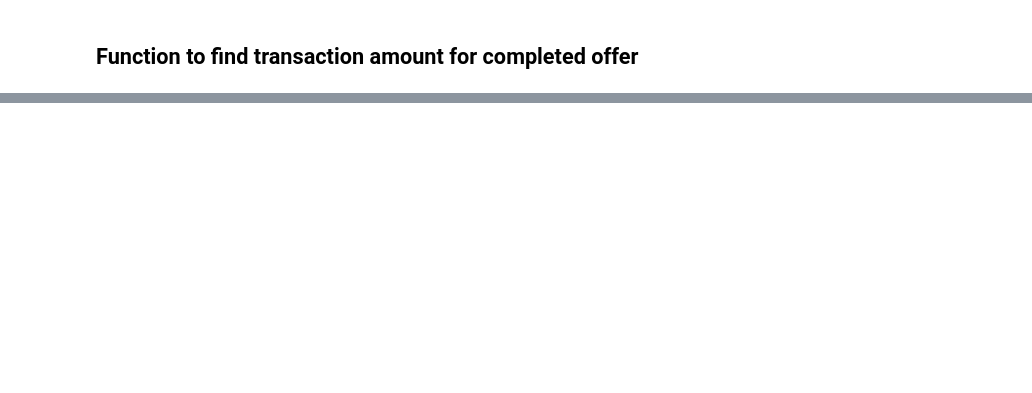
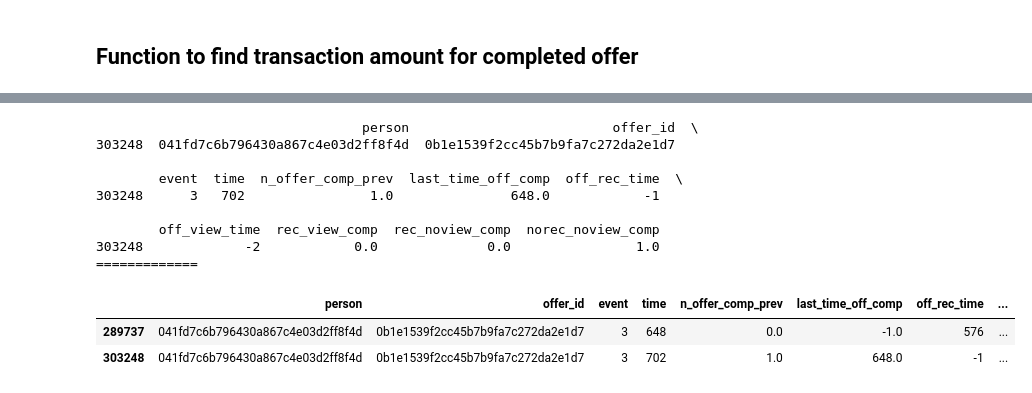
Before and after one commit to Moraut/DSND-Term-2, a Jupyter notebook: 04. Capstone Project/notebook/Starbucks_Capstone_notebook.ipynb, the cells around one changed output, grey strips where cells are left out. Drawn from its saved outputs; the diff is of its cells as text; code cells hidden in the pictures; blank space fills up the shorter version.

```diff
--- a/04. Capstone Project/notebook/Starbucks_Capstone_notebook.ipynb
+++ b/04. Capstone Project/notebook/Starbucks_Capstone_notebook.ipynb
@@ -480,7 +480,14 @@ def offer_flags(x, person_offer):
     x['off_rec_time'] = 0 if pd.isna(latest_time_off_rec) else latest_time_off_rec
 
     x['off_view_time'] = latest_time_off_view
+
+    #flag offers that were viewed before completion
     x['rec_view_comp'] = float(x['off_rec_time']>= 0) * float(x['off_view_time']>=0)
+
+    #flag offers that were not viewed before completion
     x['rec_noview_comp'] = float(x['off_rec_time']>= 0) * float(x['off_view_time']<0)
 
+    #flag offers that were not received before completion
+    x['norec_noview_comp'] = 1- max(float(x['rec_noview_comp']) ,float(x['rec_view_comp']))
+
     return x
@@ -557,0 +558,25 @@ comp_offer_amount[((comp_offer_amount['rec_view_nocomp_amount'] == 0.0) & (comp_
+# %%
+#QC for function
+c_person = '041fd7c6b796430a867c4e03d2ff8f4d'
+c_offer = '0b1e1539f2cc45b7b9fa7c272da2e1d7'
+c_time = 702
+
+print(comp_offer[((comp_offer['person'] == c_person) &
+                    (comp_offer['offer_id'] == c_offer) &
+                    (comp_offer['time'] == c_time)
+                )].apply(lambda x: offer_flags(x, person_offer), axis=1))
+print("=============")
+comp_offer[( (comp_offer['person'] == c_person) * (comp_offer['offer_id'] == c_offer))]
+# %% [output]
+                                  person                          offer_id  \
+303248  041fd7c6b796430a867c4e03d2ff8f4d  0b1e1539f2cc45b7b9fa7c272da2e1d7
+
+        event  time  n_offer_comp_prev  last_time_off_comp  off_rec_time  \
+303248      3   702                1.0               648.0            -1
+
+        off_view_time  rec_view_comp  rec_noview_comp  norec_noview_comp
+303248             -2            0.0              0.0                1.0
+=============
+|  | person | offer_id | event | time | n_offer_comp_prev | last_time_off_comp | off_rec_time | ... |
+| 289737 | 041fd7c6b796430a867c4e03d2ff8f4d | 0b1e1539f2cc45b7b9fa7c272da2e1d7 | 3 | 648 | 0.0 | -1.0 | 576 | ... |
+| 303248 | 041fd7c6b796430a867c4e03d2ff8f4d | 0b1e1539f2cc45b7b9fa7c272da2e1d7 | 3 | 702 | 1.0 | 648.0 | -1 | ... |
```
Also changed, not shown: parts of 7 cells of this notebook, 1 other file.
